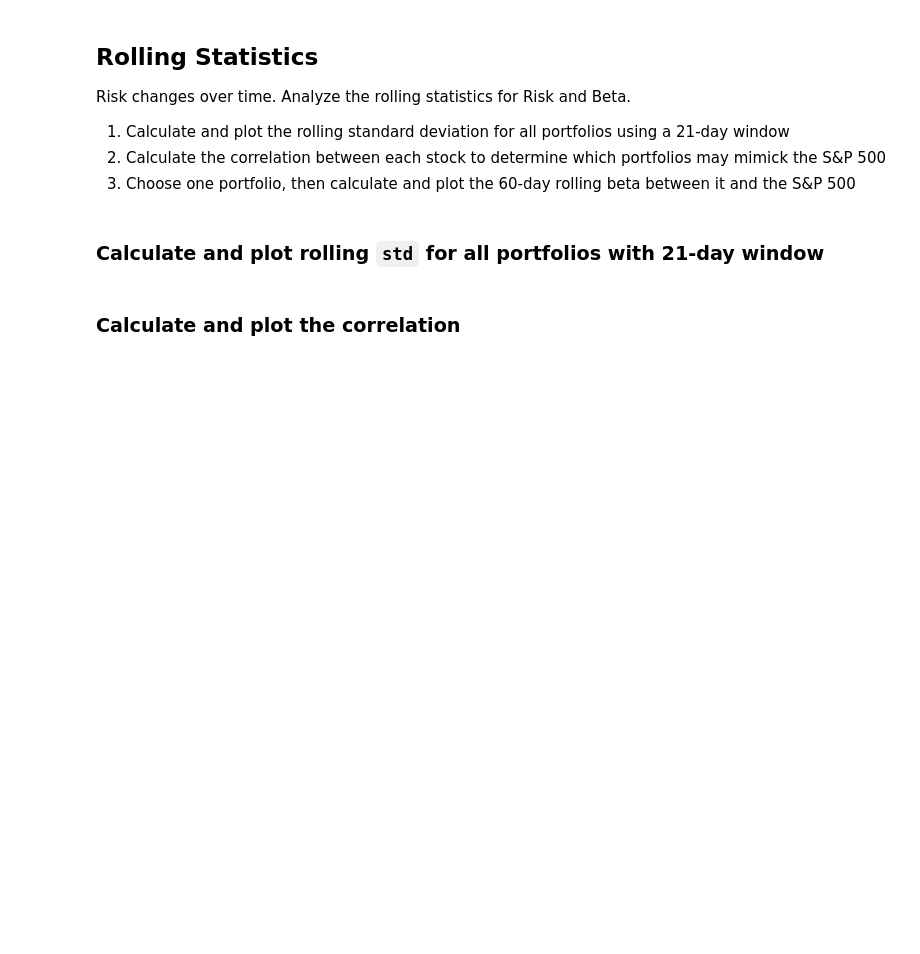
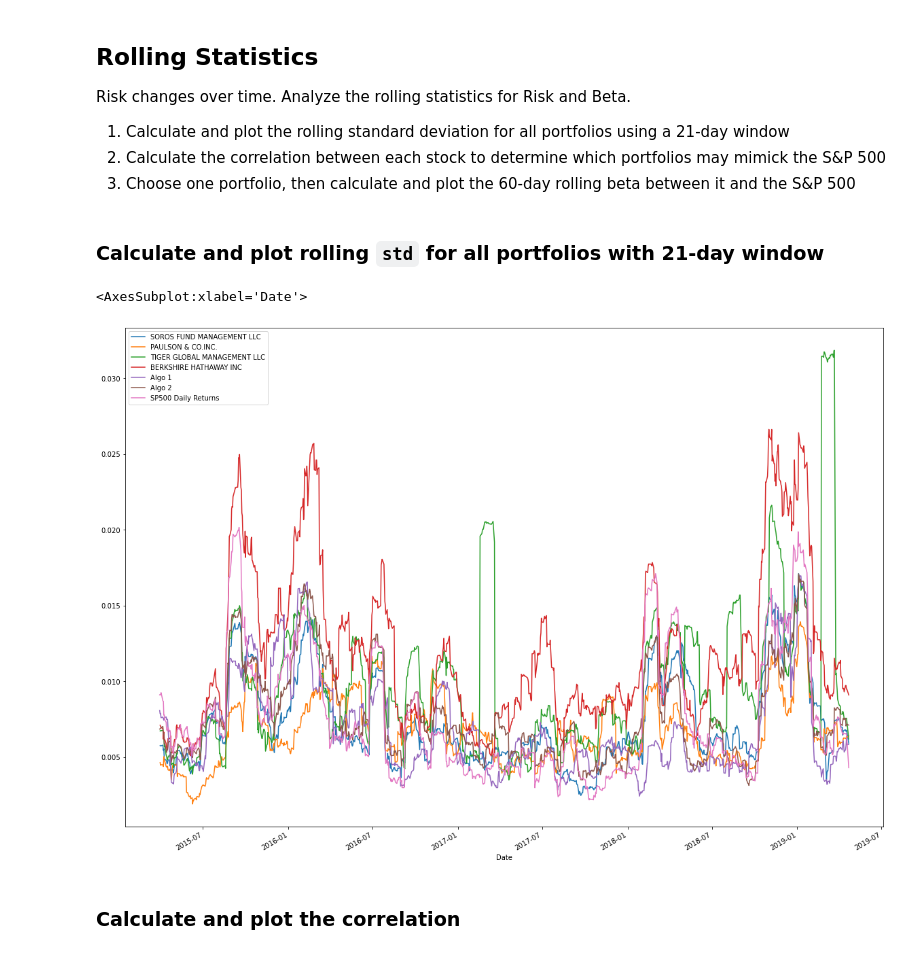
Before and after one commit to Avrpatel/Homework-3-Pandas, a Jupyter notebook: Starter_Code/whale_analysis.ipynb, the cells around one changed output. Drawn from its saved outputs; the diff is of its cells as text; code cells hidden in the pictures; blank space fills up the shorter version.

```diff
--- a/Starter_Code/whale_analysis.ipynb
+++ b/Starter_Code/whale_analysis.ipynb
@@ -328,8 +309,13 @@ Risk changes over time. Analyze the rolling statistics for Risk and Beta.
 ### Calculate and plot rolling `std` for all portfolios with 21-day window
 # %%
 # Calculate the rolling standard deviation for all portfolios using a 21-day window
+# Plot the rolling standard deviation
 
-# Plot the rolling standard deviation
+
+all_returns.rolling(window=21).std().plot(figsize=(20,15))
+# %% [output]
+<AxesSubplot:xlabel='Date'>
+[figure, added]
 # %% [markdown]
 ### Calculate and plot the correlation
 # %%
```
Also changed, not shown: parts of 29 cells of this notebook, 4 other files.
